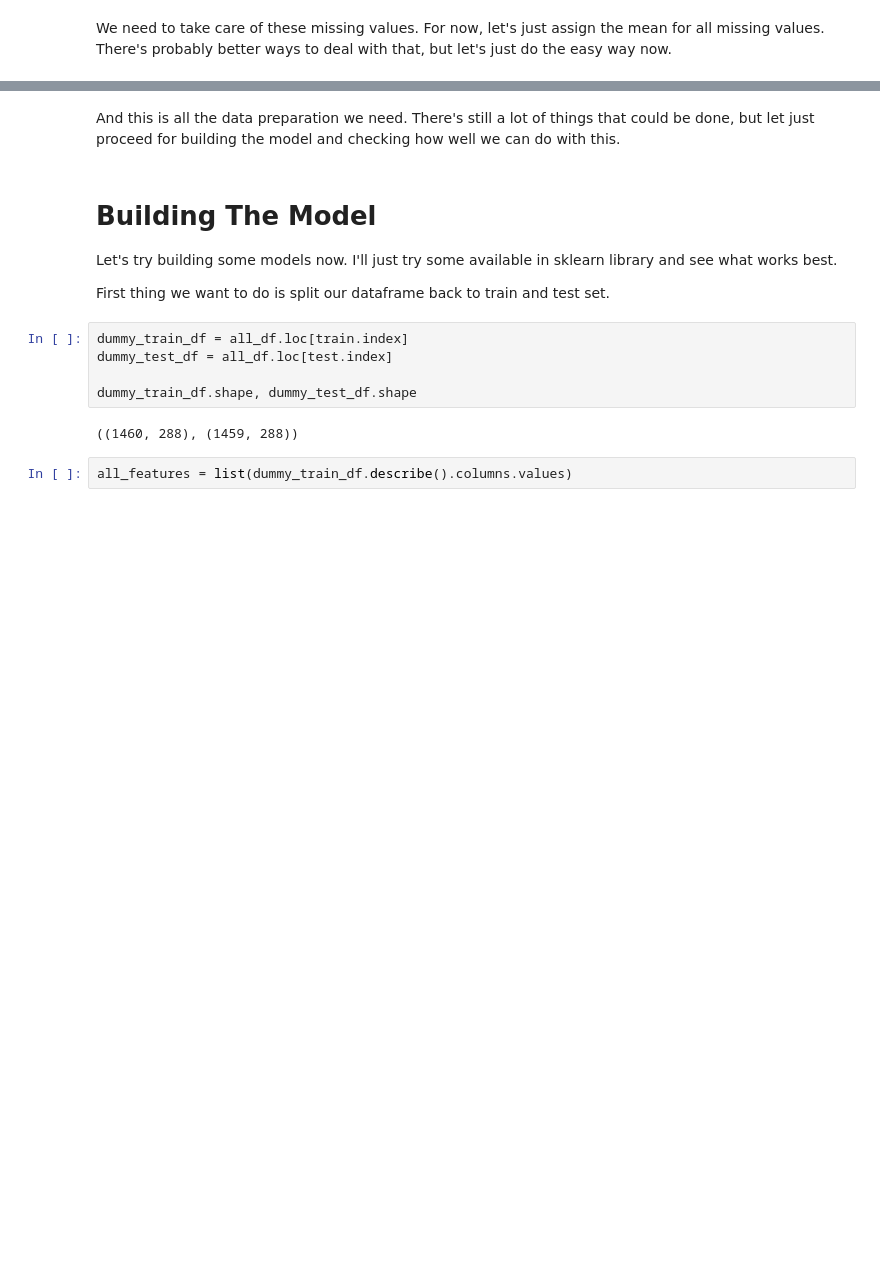
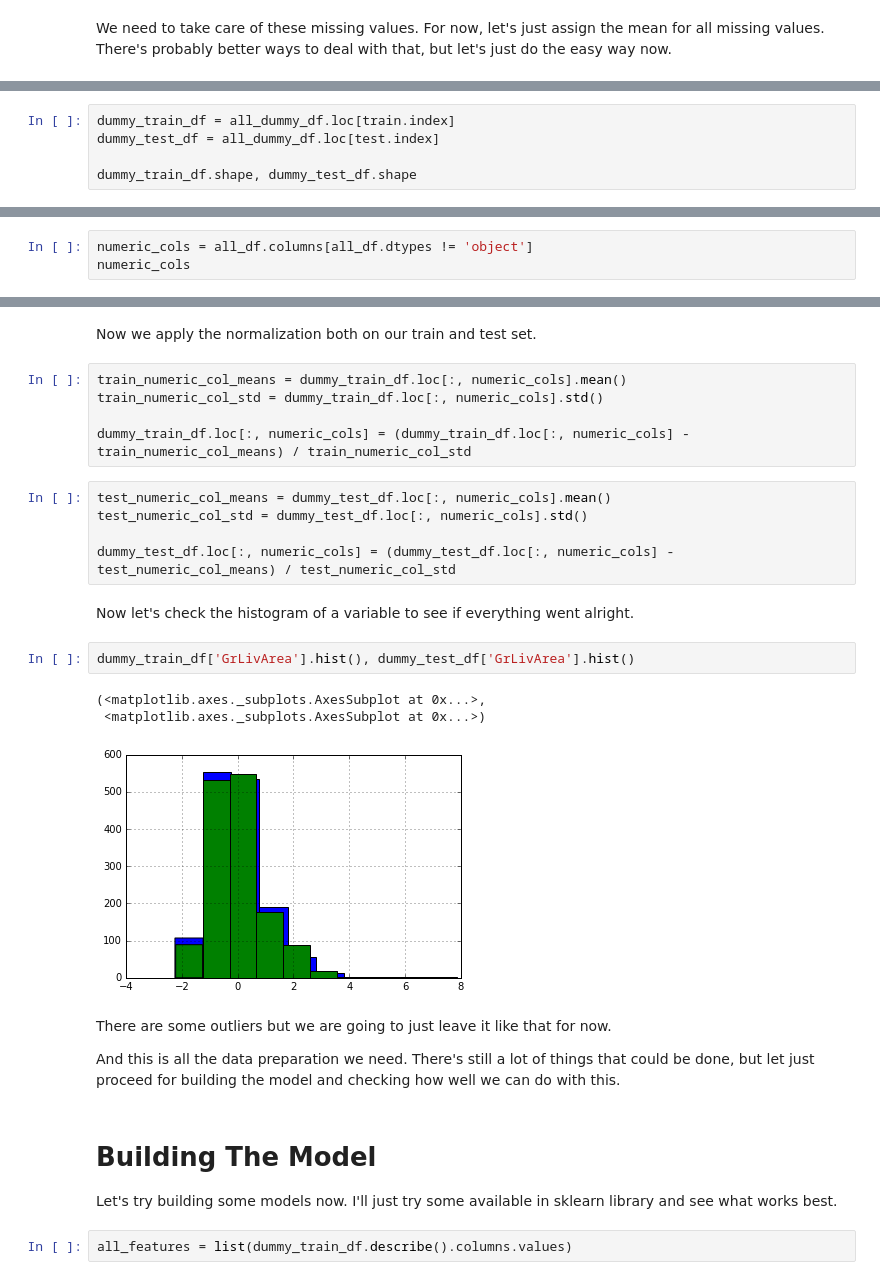
Before and after one commit to ehauckdo/machine-learning, a Jupyter notebook: notebooks/houseprices/House Prices Exploration.ipynb, the cells around one changed output, grey strips where cells are left out. Cells and saved outputs as stored; diff of their text form; blank space fills up the shorter version.

```diff
--- a/notebooks/houseprices/House Prices Exploration.ipynb
+++ b/notebooks/houseprices/House Prices Exploration.ipynb
@@ -110,0 +131,5 @@ dtype: int64
+# %%
+dummy_train_df = all_dummy_df.loc[train.index]
+dummy_test_df = all_dummy_df.loc[test.index]
+
+dummy_train_df.shape, dummy_test_df.shape
@@ -110,0 +140,3 @@ dtype: int64
+# %%
+numeric_cols = all_df.columns[all_df.dtypes != 'object']
+numeric_cols
@@ -111,18 +154,31 @@ dtype: int64
+# %% [markdown]
+Now we apply the normalization both on our train and test set.
+# %%
+train_numeric_col_means = dummy_train_df.loc[:, numeric_cols].mean()
+train_numeric_col_std = dummy_train_df.loc[:, numeric_cols].std()
+
+dummy_train_df.loc[:, numeric_cols] = (dummy_train_df.loc[:, numeric_cols] - train_numeric_col_means) / train_numeric_col_std
+# %%
+test_numeric_col_means = dummy_test_df.loc[:, numeric_cols].mean()
+test_numeric_col_std = dummy_test_df.loc[:, numeric_cols].std()
+
+dummy_test_df.loc[:, numeric_cols] = (dummy_test_df.loc[:, numeric_cols] - test_numeric_col_means) / test_numeric_col_std
+# %% [markdown]
+Now let's check the histogram of a variable to see if everything went alright.
+# %%
+dummy_train_df['GrLivArea'].hist(), dummy_test_df['GrLivArea'].hist()
+# %% [output]
+(<matplotlib.axes._subplots.AxesSubplot at 0x...>,
+ <matplotlib.axes._subplots.AxesSubplot at 0x...>)
+[figure, added]
 # %% [markdown]
+There are some outliers but we are going to just leave it like that for now.
+
 And this is all the data preparation we need. There's still a lot of things that could be done, but let just proceed for building the model and checking how well we can do with this.
 # %% [markdown]
 # Building The Model
 
 Let's try building some models now. I'll just try some available in sklearn library and see what works best.
-
-First thing we want to do is split our dataframe back to train and test set.
-# %%
-dummy_train_df = all_df.loc[train.index]
-dummy_test_df = all_df.loc[test.index]
-
-dummy_train_df.shape, dummy_test_df.shape
-# %% [output]
-((1460, 288), (1459, 288))
 # %%
 all_features = list(dummy_train_df.describe().columns.values)
 # %%
```
Also changed, not shown: parts of 25 cells of this notebook.
